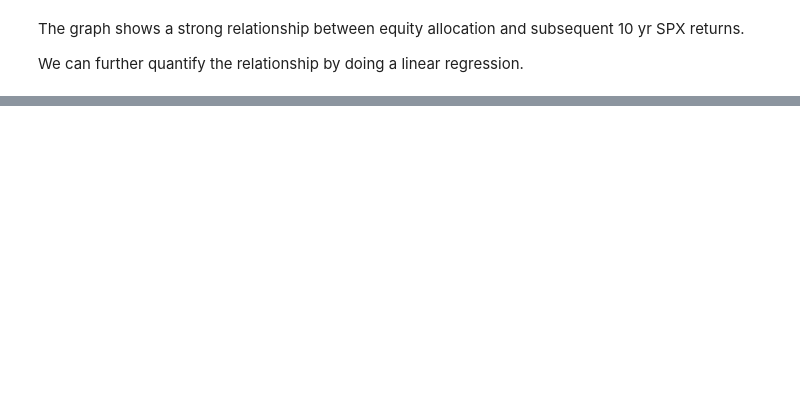
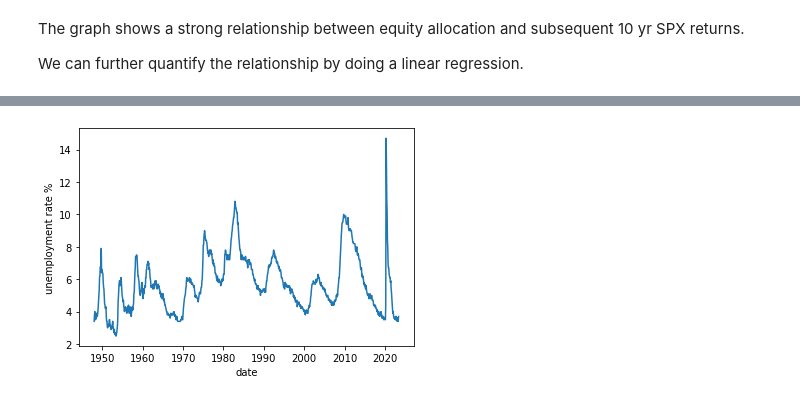
Before and after one commit to ag3nt3154/Quantitative_Finance_Modelling, a Jupyter notebook: 10. Forecasting_SPX_by_Macro_Factors.ipynb, the cells around one changed output, grey strips where cells are left out. Saved outputs shown, nothing was run; the diff lists cells and outputs as text; code cells hidden in the pictures; blank space fills up the shorter version.

```diff
--- a/10. Forecasting_SPX_by_Macro_Factors.ipynb
+++ b/10. Forecasting_SPX_by_Macro_Factors.ipynb
@@ -250,0 +257,10 @@ While this relationship may not be directly useful for a short-term market timin
+# %%
+df = pd.read_csv('datasets/macro_data/unemployment_rate.csv')
+df['DATE'] = pd.to_datetime(df['DATE'])
+
+plt.plot(df['DATE'], df['UNRATE'])
+plt.ylabel('unemployment rate %')
+plt.xlabel('date')
+plt.show()
+# %% [output]
+[figure, added]
```
Also changed, not shown: parts of 18 cells of this notebook, 1 other file.
